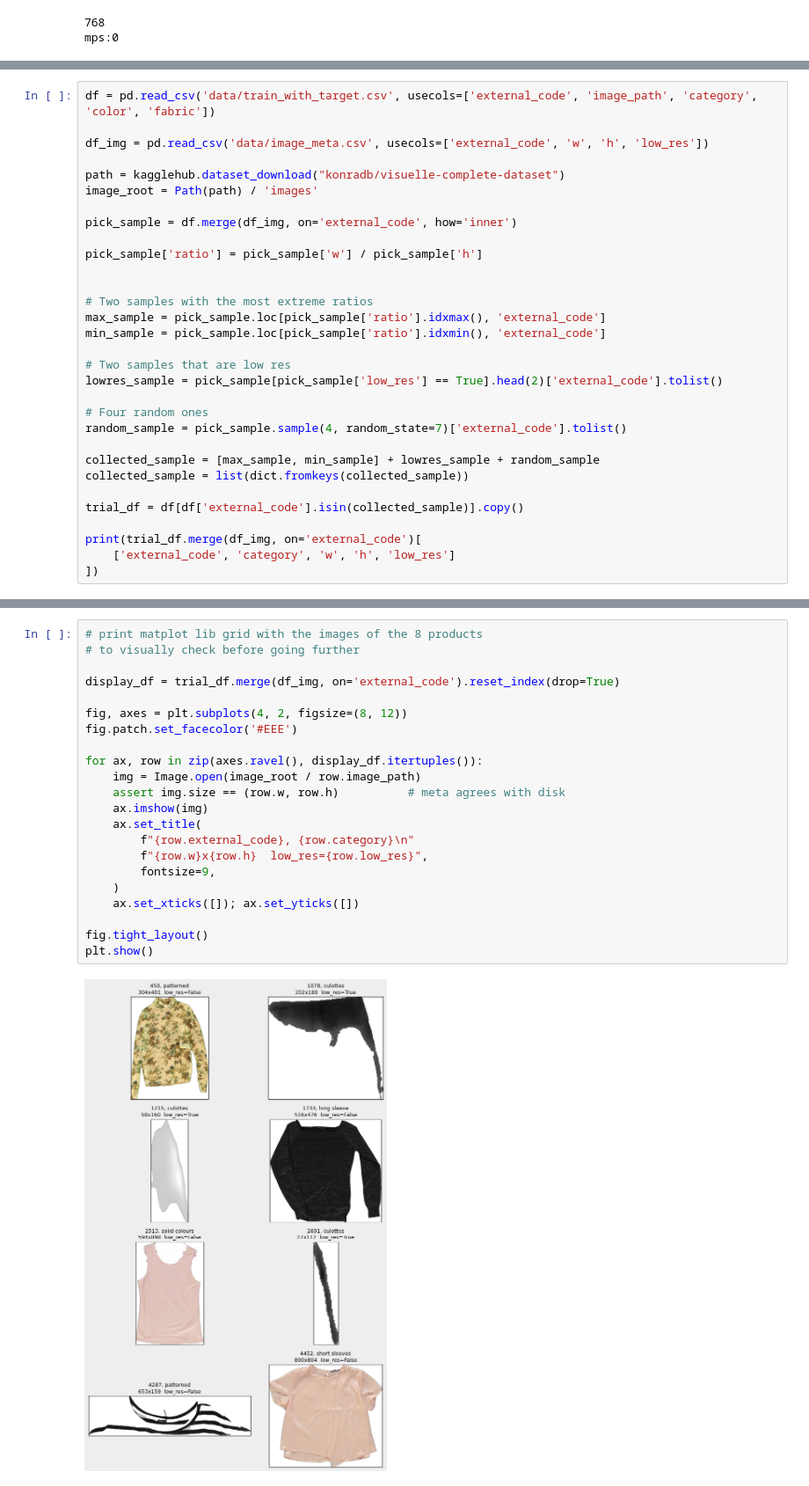
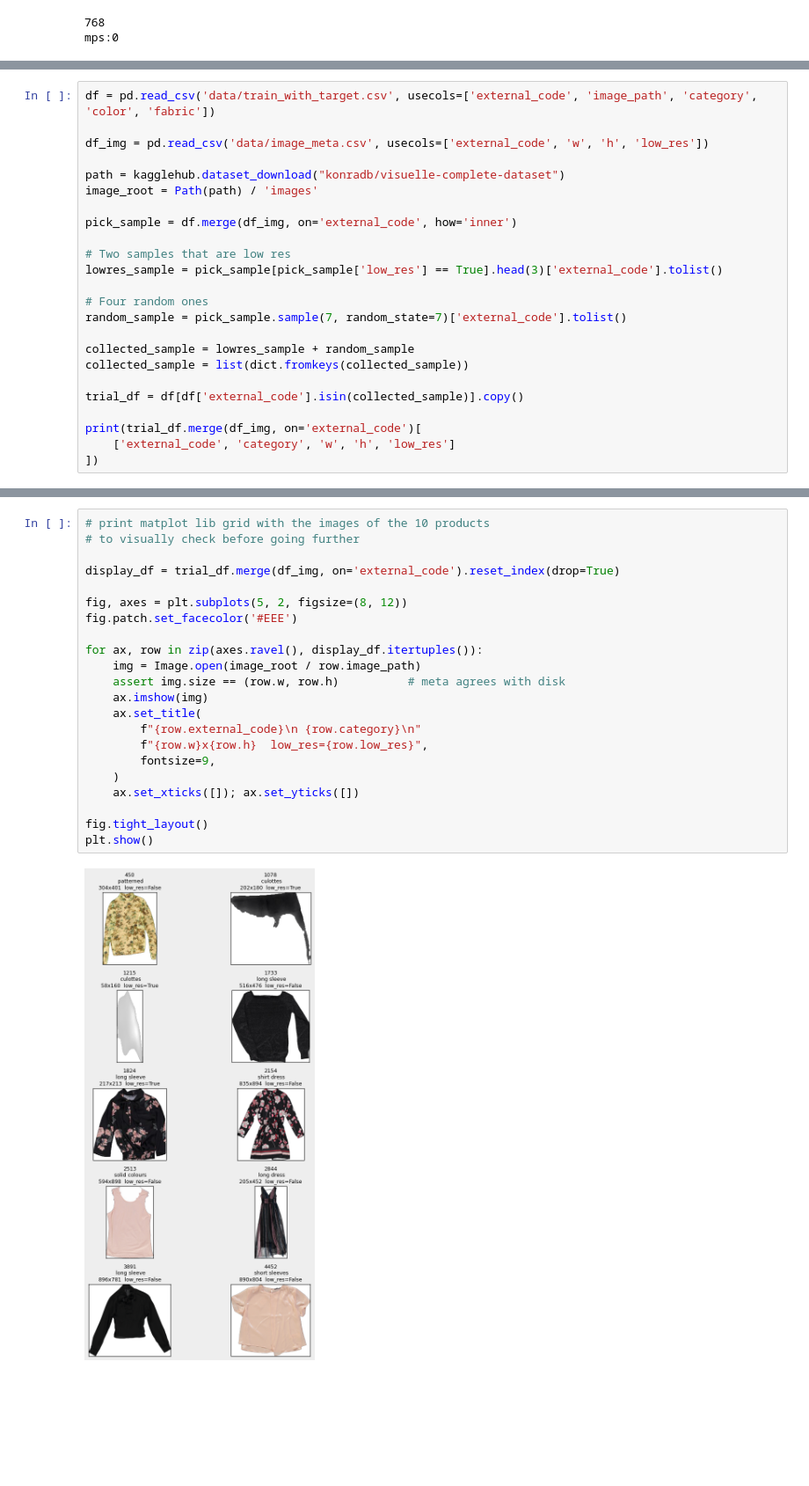
Before and after one commit to martadossantos/product-sales, a Jupyter notebook: 04_embeddings.ipynb, the cells around one changed output, grey strips where cells are left out. Shown at 88% size. Saved outputs shown, nothing was run; the diff lists cells and outputs as text; blank space fills up the shorter version.

```diff
--- a/04_embeddings.ipynb
+++ b/04_embeddings.ipynb
@@ -80,20 +82,13 @@ image_root = Path(path) / 'images'
 
 pick_sample = df.merge(df_img, on='external_code', how='inner')
 
-pick_sample['ratio'] = pick_sample['w'] / pick_sample['h']
-
-
-# Two samples with the most extreme ratios
-max_sample = pick_sample.loc[pick_sample['ratio'].idxmax(), 'external_code']
-min_sample = pick_sample.loc[pick_sample['ratio'].idxmin(), 'external_code']
-
 # Two samples that are low res
-lowres_sample = pick_sample[pick_sample['low_res'] == True].head(2)['external_code'].tolist()
+lowres_sample = pick_sample[pick_sample['low_res'] == True].head(3)['external_code'].tolist()
 
 # Four random ones
-random_sample = pick_sample.sample(4, random_state=7)['external_code'].tolist()
+random_sample = pick_sample.sample(7, random_state=7)['external_code'].tolist()
 
-collected_sample = [max_sample, min_sample] + lowres_sample + random_sample
+collected_sample = lowres_sample + random_sample
 collected_sample = list(dict.fromkeys(collected_sample))
 
 trial_df = df[df['external_code'].isin(collected_sample)].copy()
@@ -114,24 +111,24 @@ print(trial_df.merge(df_img, on='external_code')[
 # %%
-# print matplot lib grid with the images of the 8 products
+# print matplot lib grid with the images of the 10 products
 # to visually check before going further
 
 display_df = trial_df.merge(df_img, on='external_code').reset_index(drop=True)
 
-fig, axes = plt.subplots(4, 2, figsize=(8, 12))
+fig, axes = plt.subplots(5, 2, figsize=(8, 12))
 fig.patch.set_facecolor('#EEE')
 
 for ax, row in zip(axes.ravel(), display_df.itertuples()):
     img = Image.open(image_root / row.image_path)
     assert img.size == (row.w, row.h)          # meta agrees with disk
     ax.imshow(img)
     ax.set_title(
-        f"{row.external_code}, {row.category}\n"
+        f"{row.external_code}\n {row.category}\n"
         f"{row.w}x{row.h}  low_res={row.low_res}",
         fontsize=9,
     )
     ax.set_xticks([]); ax.set_yticks([])
 
 fig.tight_layout()
 plt.show()
 # %% [output]
-[figure, old version]
+[figure, new version]
```
Also changed, not shown: parts of 5 cells of this notebook, 5 other files.
